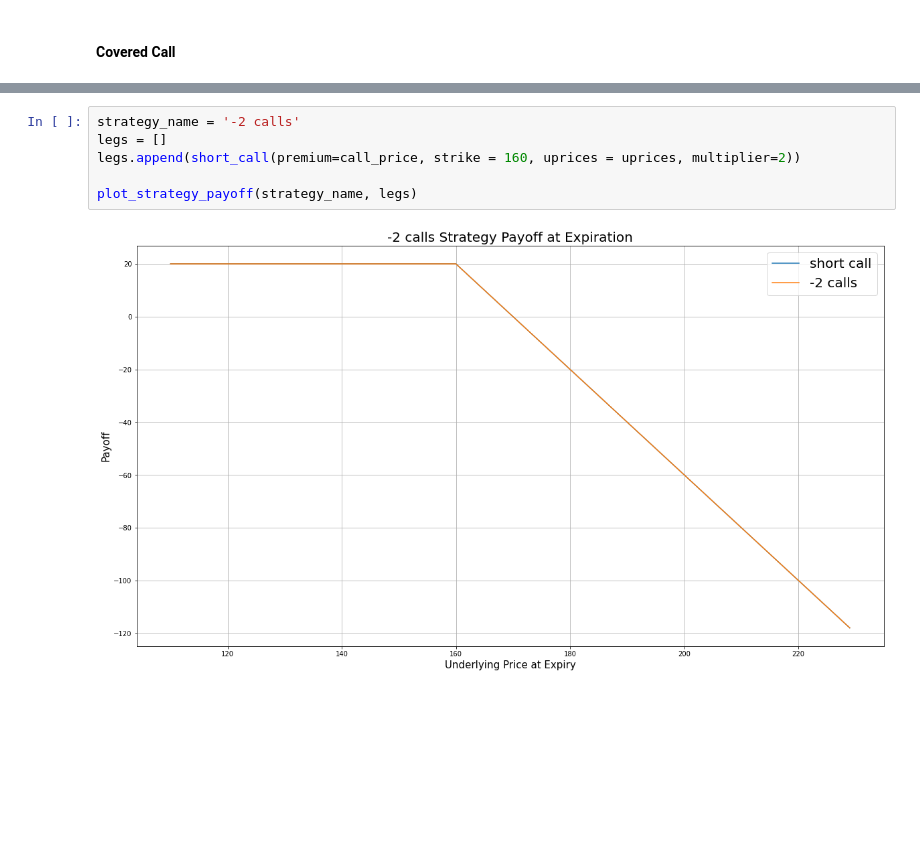
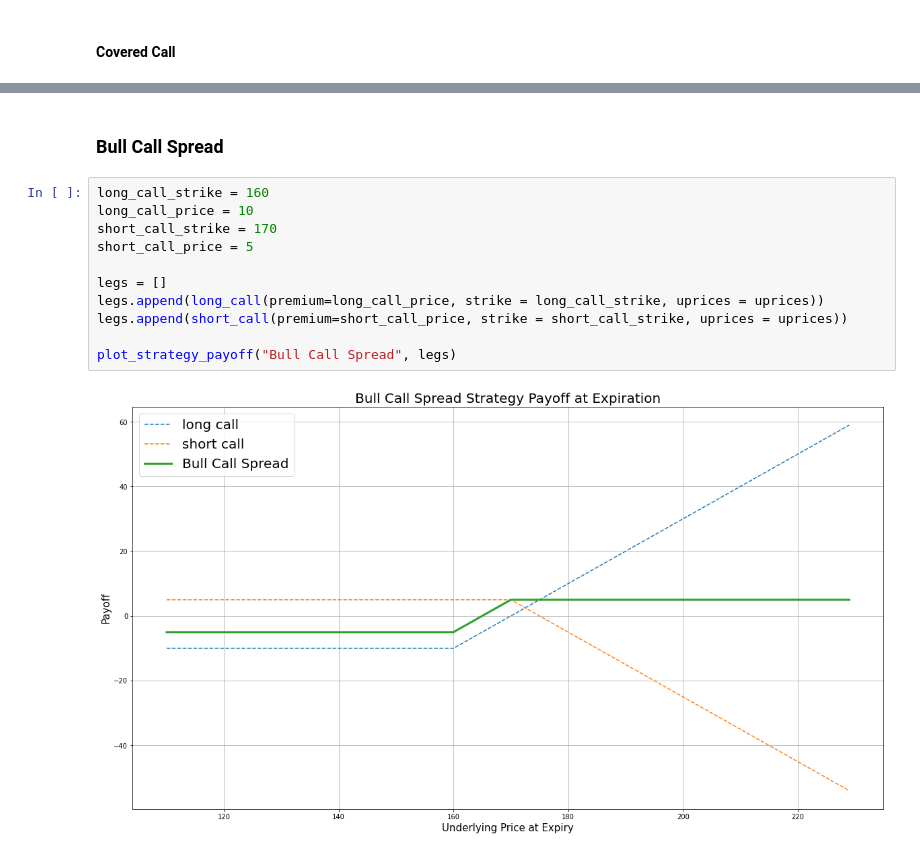
Before and after one commit to szagar/cv, a Jupyter notebook: _notebooks/2022-08-01-options-payoff_charts.ipynb, the cells around one changed output, grey strips where cells are left out. Cells and saved outputs as stored; diff of their text form; blank space fills up the shorter version.

```diff
--- a/_notebooks/2022-08-01-options-payoff_charts.ipynb
+++ b/_notebooks/2022-08-01-options-payoff_charts.ipynb
@@ -155,8 +126,15 @@ plot_strategy_payoff(strategy_name, legs)
-# %%
-strategy_name = '-2 calls'
-legs = []
-legs.append(short_call(premium=call_price, strike = 160, uprices = uprices, multiplier=2))
-
-plot_strategy_payoff(strategy_name, legs)
-# %% [output]
-[figure, removed]
+# %% [markdown]
+### Bull Call Spread
+# %%
+long_call_strike = 160
+long_call_price = 10
+short_call_strike = 170
+short_call_price = 5
+
+legs = []
+legs.append(long_call(premium=long_call_price, strike = long_call_strike, uprices = uprices))
+legs.append(short_call(premium=short_call_price, strike = short_call_strike, uprices = uprices))
+
+plot_strategy_payoff("Bull Call Spread", legs)
+# %% [output]
+[figure, added]
```
Also changed, not shown: parts of 34 cells of this notebook.
